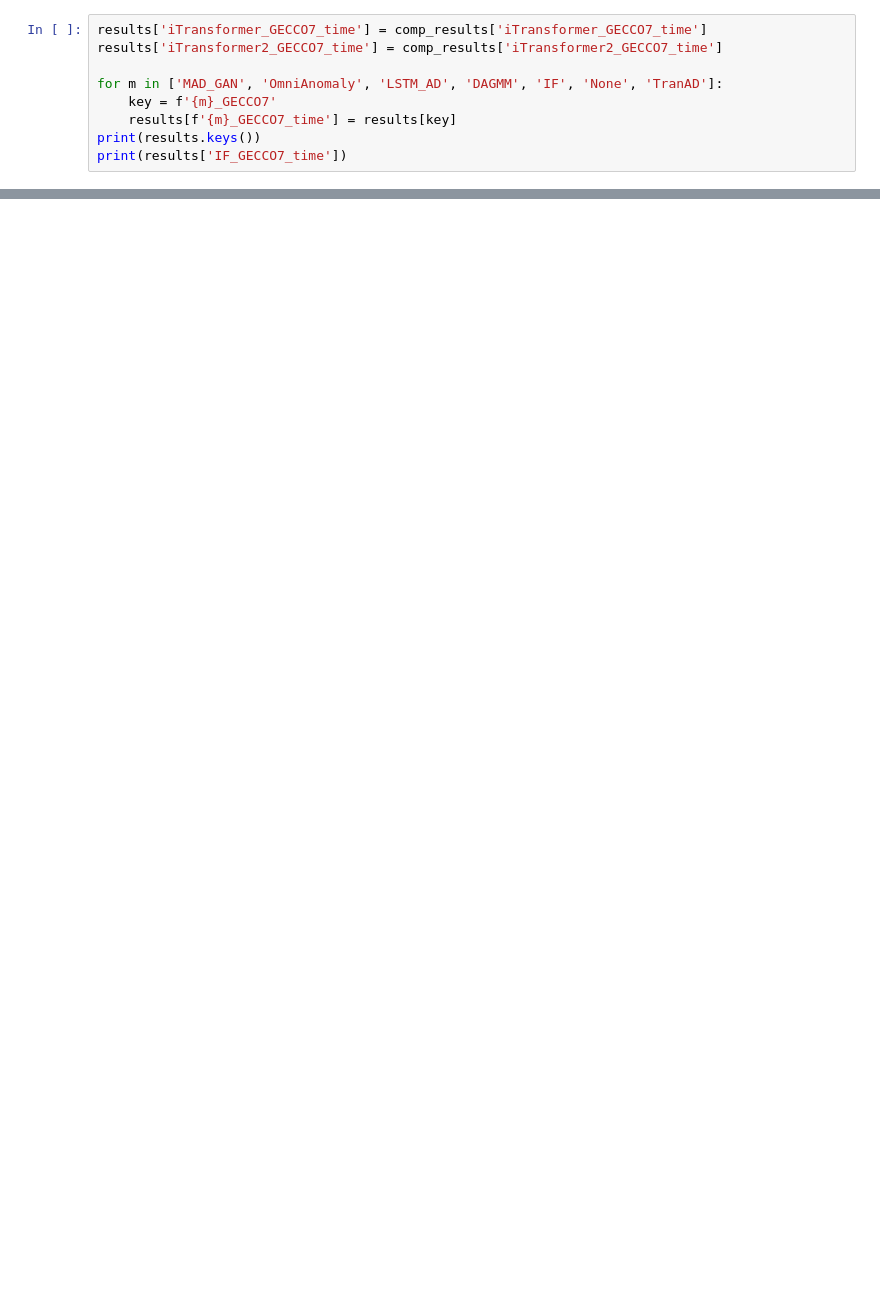
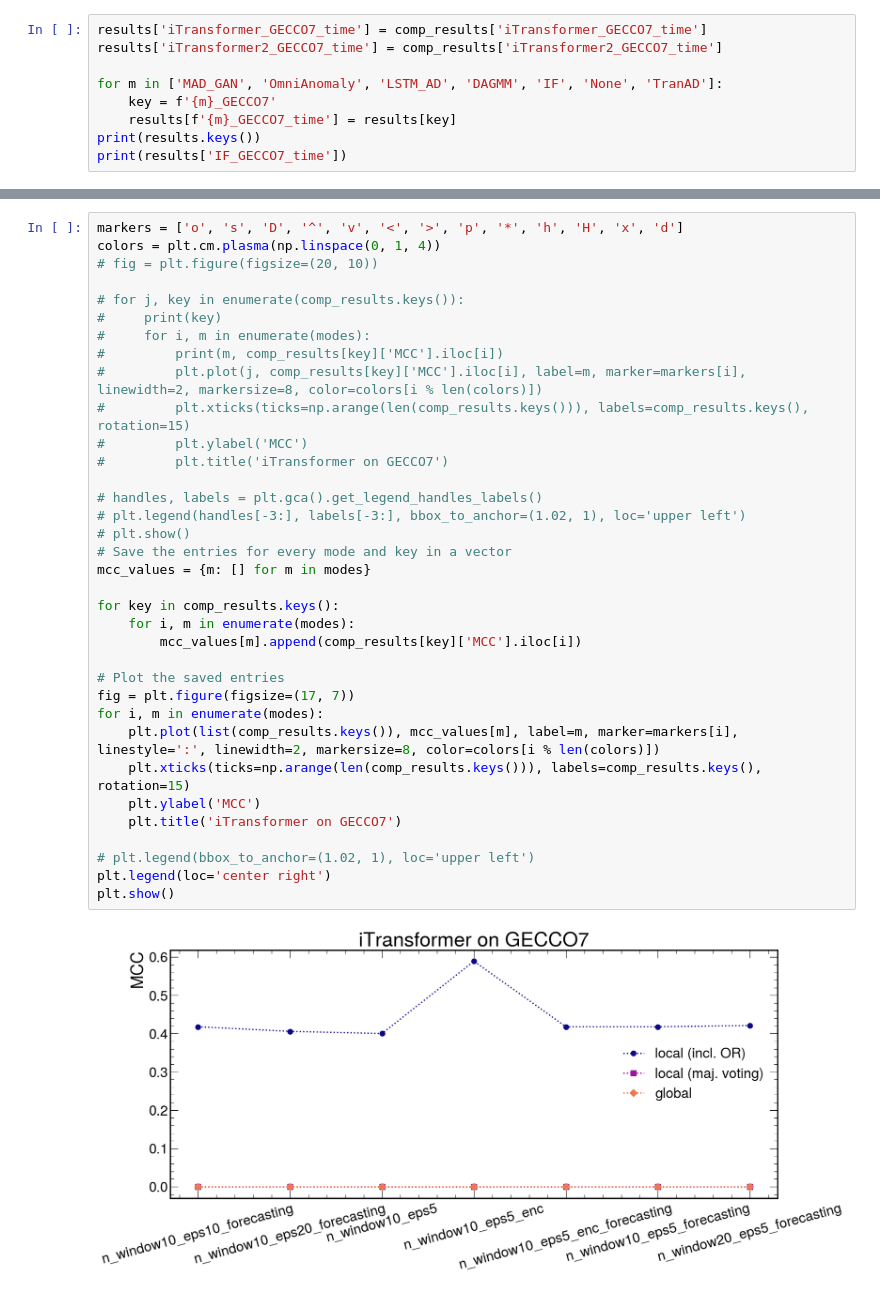
Before and after one commit to PedroKochinski/TSAD_from_laurab222, a Jupyter notebook: visualise.ipynb, the cells around one changed output, grey strips where cells are left out. Saved outputs shown, nothing was run; the diff lists cells and outputs as text; blank space fills up the shorter version.

```diff
--- a/visualise.ipynb
+++ b/visualise.ipynb
@@ -1397,0 +1440,37 @@ print(results['IF_GECCO7_time'])
+# %%
+markers = ['o', 's', 'D', '^', 'v', '<', '>', 'p', '*', 'h', 'H', 'x', 'd']
+colors = plt.cm.plasma(np.linspace(0, 1, 4))
+# fig = plt.figure(figsize=(20, 10))
+
+# for j, key in enumerate(comp_results.keys()):
+#     print(key)
+#     for i, m in enumerate(modes):
+#         print(m, comp_results[key]['MCC'].iloc[i])
+#         plt.plot(j, comp_results[key]['MCC'].iloc[i], label=m, marker=markers[i], linewidth=2, markersize=8, color=colors[i % len(colors)])
+#         plt.xticks(ticks=np.arange(len(comp_results.keys())), labels=comp_results.keys(), rotation=15)
+#         plt.ylabel('MCC')
+#         plt.title('iTransformer on GECCO7')
+
+# handles, labels = plt.gca().get_legend_handles_labels()
+# plt.legend(handles[-3:], labels[-3:], bbox_to_anchor=(1.02, 1), loc='upper left')
+# plt.show()
+# Save the entries for every mode and key in a vector
+mcc_values = {m: [] for m in modes}
+
+for key in comp_results.keys():
+    for i, m in enumerate(modes):
+        mcc_values[m].append(comp_results[key]['MCC'].iloc[i])
+
+# Plot the saved entries
+fig = plt.figure(figsize=(17, 7))
+for i, m in enumerate(modes):
+    plt.plot(list(comp_results.keys()), mcc_values[m], label=m, marker=markers[i], linestyle=':', linewidth=2, markersize=8, color=colors[i % len(colors)])
+    plt.xticks(ticks=np.arange(len(comp_results.keys())), labels=comp_results.keys(), rotation=15)
+    plt.ylabel('MCC')
+    plt.title('iTransformer on GECCO7')
+
+# plt.legend(bbox_to_anchor=(1.02, 1), loc='upper left')
+plt.legend(loc='center right')
+plt.show()
+# %% [output]
+[figure, added]
```
Also changed, not shown: parts of 5 cells of this notebook, 5 other files.
